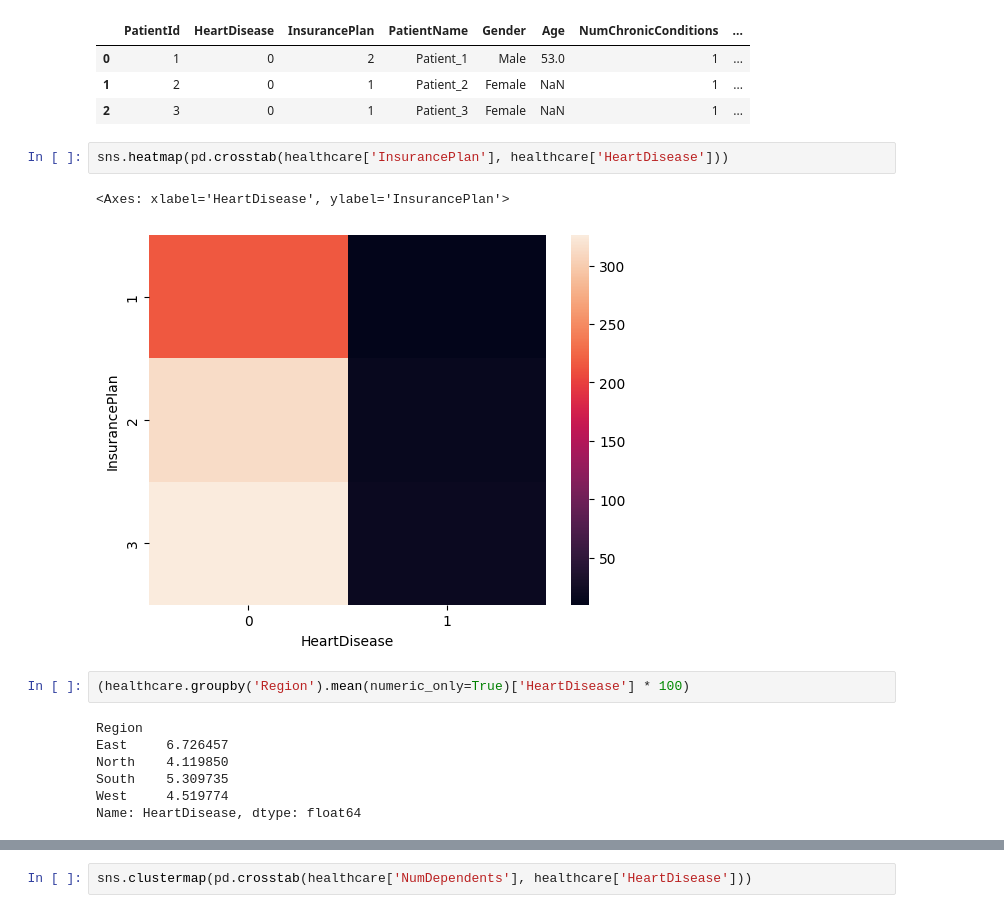
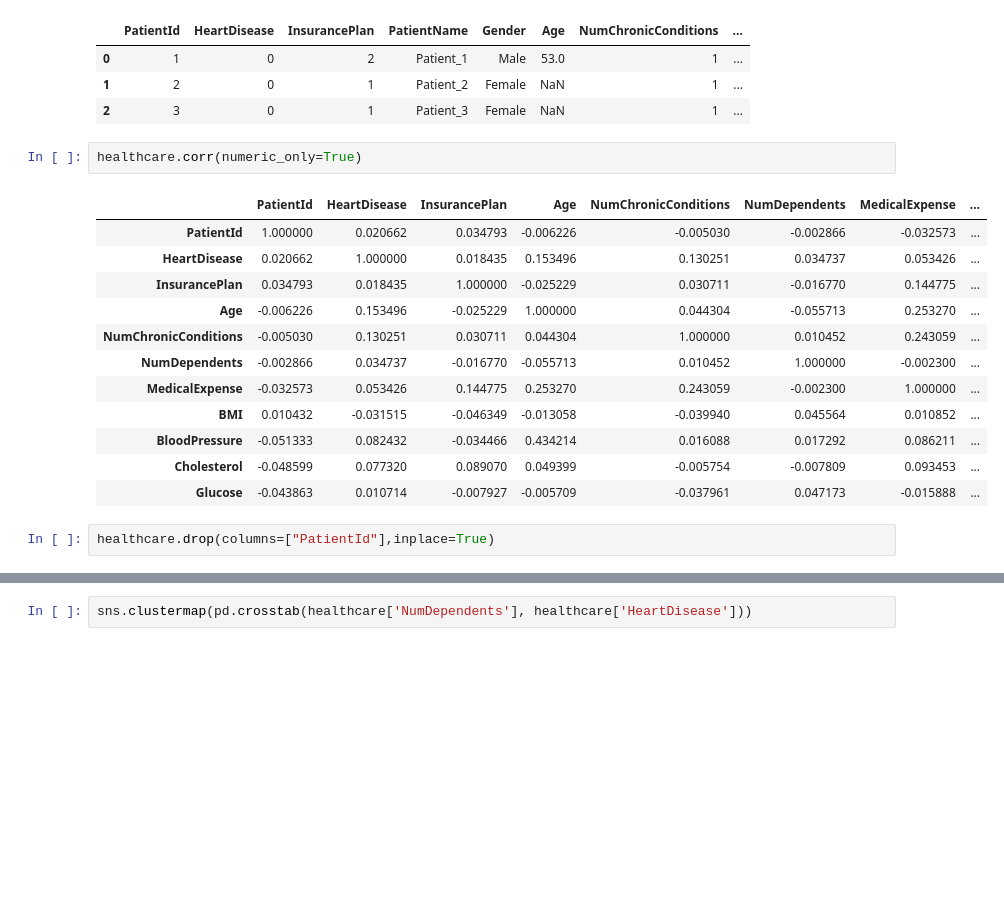
Before and after one commit to laxmanclinilaunch-hub/AI-ML-8-9-, a Jupyter notebook: 2.EDA/bivariate_healthcare.ipynb, the cells around one changed output, grey strips where cells are left out. Saved outputs shown, nothing was run; the diff lists cells and outputs as text; blank space fills up the shorter version.

```diff
--- a/2.EDA/bivariate_healthcare.ipynb
+++ b/2.EDA/bivariate_healthcare.ipynb
@@ -73,17 +78,20 @@ healthcare.head(3)
 | 0 | 1 | 0 | 2 | Patient_1 | Male | 53.0 | 1 | ... |
 | 1 | 2 | 0 | 1 | Patient_2 | Female | NaN | 1 | ... |
 | 2 | 3 | 0 | 1 | Patient_3 | Female | NaN | 1 | ... |
-# %%
-sns.heatmap(pd.crosstab(healthcare['InsurancePlan'], healthcare['HeartDisease']))
-# %% [output]
-<Axes: xlabel='HeartDisease', ylabel='InsurancePlan'>
-[figure, removed]
-# %%
-(healthcare.groupby('Region').mean(numeric_only=True)['HeartDisease'] * 100)
-# %% [output]
-Region
-East     6.726457
-North    4.119850
-South    5.309735
-West     4.519774
-Name: HeartDisease, dtype: float64
+# %%
+healthcare.corr(numeric_only=True)
+# %% [output]
+|  | PatientId | HeartDisease | InsurancePlan | Age | NumChronicConditions | NumDependents | MedicalExpense | ... |
+| PatientId | 1.000000 | 0.020662 | 0.034793 | -0.006226 | -0.005030 | -0.002866 | -0.032573 | ... |
+| HeartDisease | 0.020662 | 1.000000 | 0.018435 | 0.153496 | 0.130251 | 0.034737 | 0.053426 | ... |
+| InsurancePlan | 0.034793 | 0.018435 | 1.000000 | -0.025229 | 0.030711 | -0.016770 | 0.144775 | ... |
+| Age | -0.006226 | 0.153496 | -0.025229 | 1.000000 | 0.044304 | -0.055713 | 0.253270 | ... |
+| NumChronicConditions | -0.005030 | 0.130251 | 0.030711 | 0.044304 | 1.000000 | 0.010452 | 0.243059 | ... |
+| NumDependents | -0.002866 | 0.034737 | -0.016770 | -0.055713 | 0.010452 | 1.000000 | -0.002300 | ... |
+| MedicalExpense | -0.032573 | 0.053426 | 0.144775 | 0.253270 | 0.243059 | -0.002300 | 1.000000 | ... |
+| BMI | 0.010432 | -0.031515 | -0.046349 | -0.013058 | -0.039940 | 0.045564 | 0.010852 | ... |
+| BloodPressure | -0.051333 | 0.082432 | -0.034466 | 0.434214 | 0.016088 | 0.017292 | 0.086211 | ... |
+| Cholesterol | -0.048599 | 0.077320 | 0.089070 | 0.049399 | -0.005754 | -0.007809 | 0.093453 | ... |
+| Glucose | -0.043863 | 0.010714 | -0.007927 | -0.005709 | -0.037961 | 0.047173 | -0.015888 | ... |
+# %%
+healthcare.drop(columns=["PatientId"],inplace=True)
```
Also changed, not shown: parts of 10 cells of this notebook.
